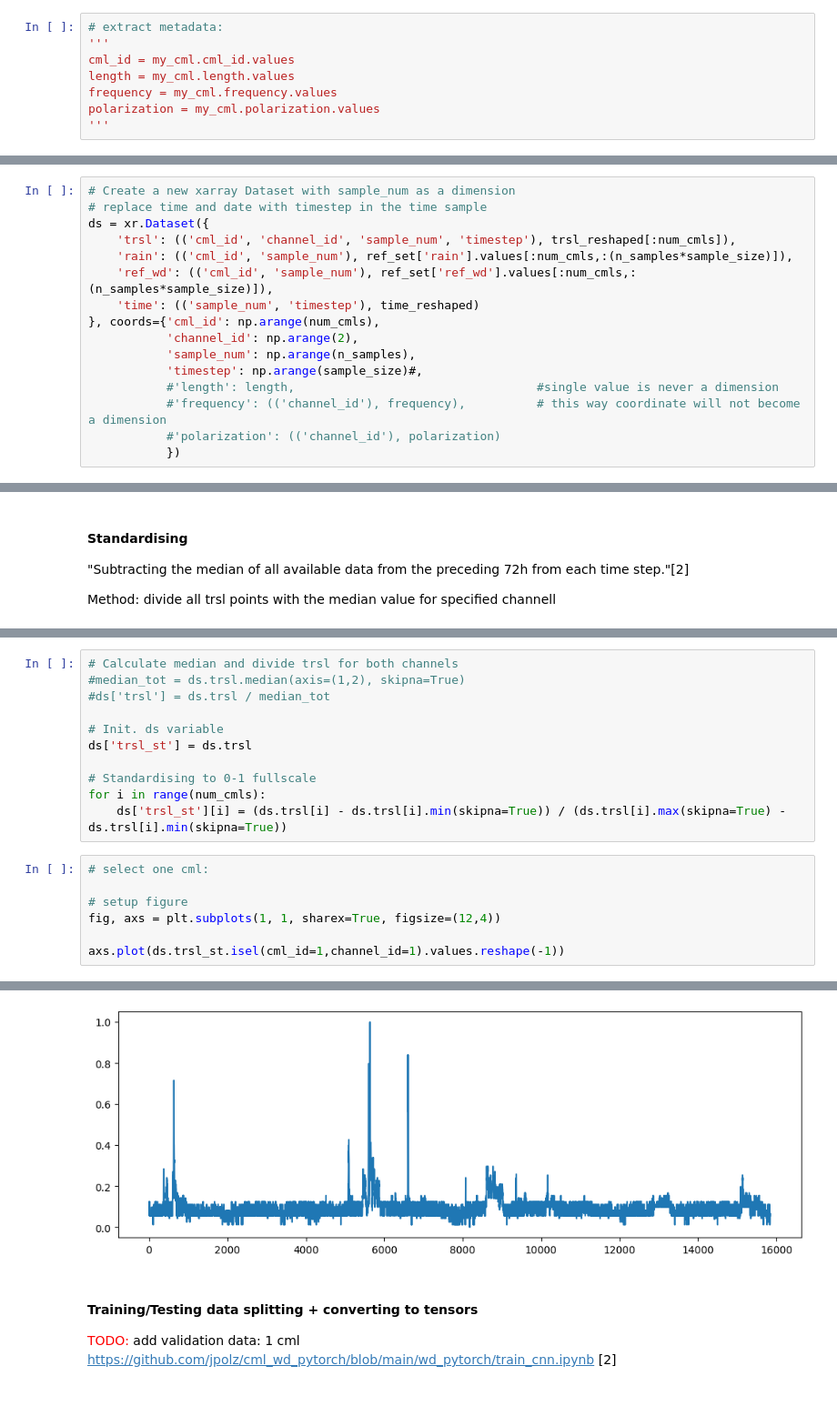
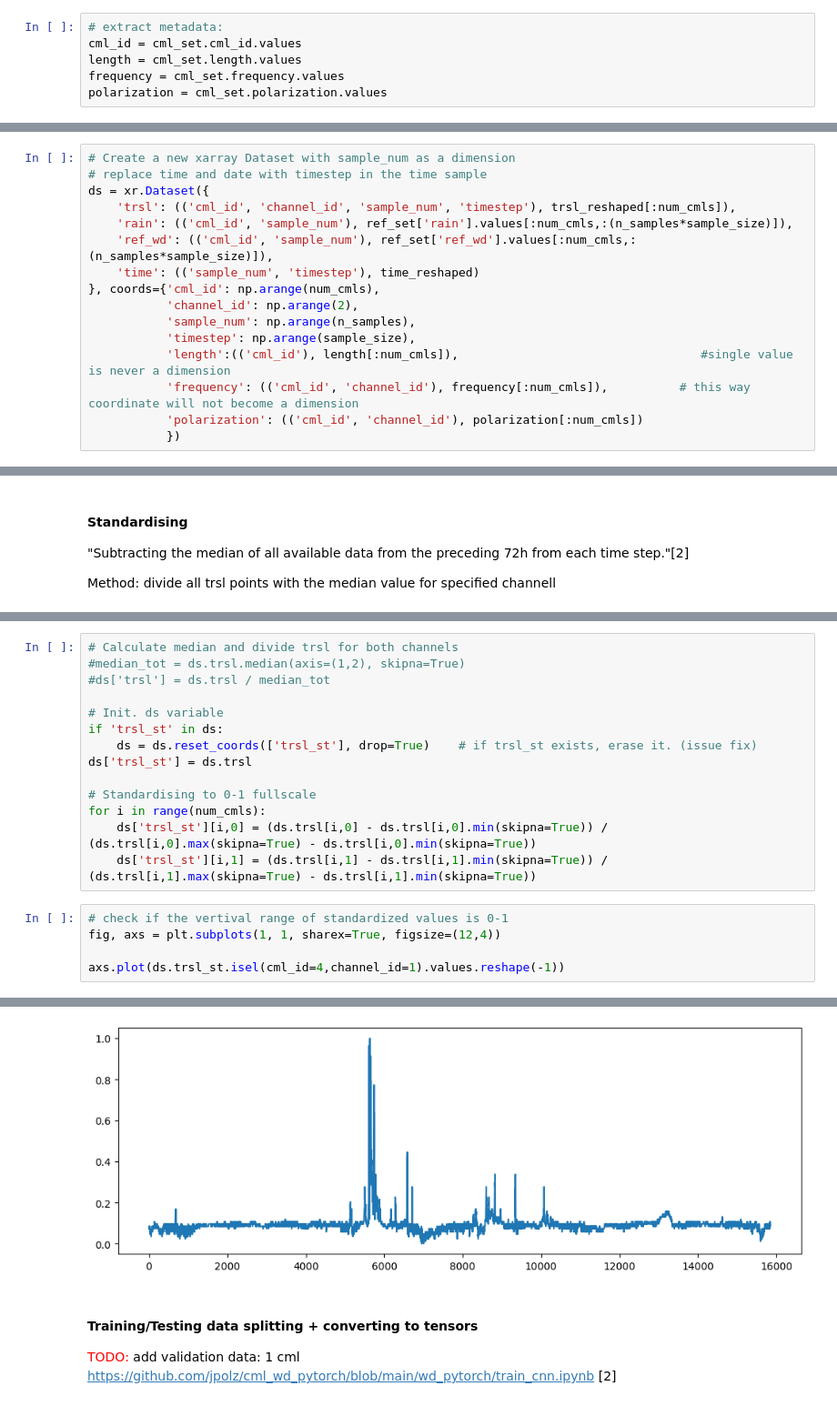
Before and after one commit to xkalet07/cml_wd_telcosense, a Jupyter notebook: 02_train_full_dataset.ipynb, the cells around one changed output, grey strips where cells are left out. Shown at 91% size. Saved outputs shown, nothing was run; the diff lists cells and outputs as text.

```diff
--- a/02_train_full_dataset.ipynb
+++ b/02_train_full_dataset.ipynb
@@ -124,9 +124,7 @@ source: chatGPT
 __TODO: Possible simplification using .reshape or .view and rewriting trsl, ref_wd__
 # %%
 # extract metadata:
-'''
-cml_id = my_cml.cml_id.values
-length = my_cml.length.values
-frequency = my_cml.frequency.values
-polarization = my_cml.polarization.values
-'''
+cml_id = cml_set.cml_id.values
+length = cml_set.length.values
+frequency = cml_set.frequency.values
+polarization = cml_set.polarization.values
@@ -161,8 +157,8 @@ ds = xr.Dataset({
 }, coords={'cml_id': np.arange(num_cmls),
            'channel_id': np.arange(2),
            'sample_num': np.arange(n_samples),
-           'timestep': np.arange(sample_size)#,
-           #'length': length,                                  #single value is never a dimension
-           #'frequency': (('channel_id'), frequency),          # this way coordinate will not become a dimension
-           #'polarization': (('channel_id'), polarization)
+           'timestep': np.arange(sample_size),
+           'length':(('cml_id'), length[:num_cmls]),                                  #single value is never a dimension
+           'frequency': (('cml_id', 'channel_id'), frequency[:num_cmls]),          # this way coordinate will not become a dimension
+           'polarization': (('cml_id', 'channel_id'), polarization[:num_cmls])
            })
@@ -181,21 +193,22 @@ ds = ds.reset_coords(['trsl_st'], drop=True)
 #ds['trsl'] = ds.trsl / median_tot
 
 # Init. ds variable
+if 'trsl_st' in ds:
+    ds = ds.reset_coords(['trsl_st'], drop=True)    # if trsl_st exists, erase it. (issue fix)
 ds['trsl_st'] = ds.trsl
 
 # Standardising to 0-1 fullscale
 for i in range(num_cmls):
-    ds['trsl_st'][i] = (ds.trsl[i] - ds.trsl[i].min(skipna=True)) / (ds.trsl[i].max(skipna=True) - ds.trsl[i].min(skipna=True))
+    ds['trsl_st'][i,0] = (ds.trsl[i,0] - ds.trsl[i,0].min(skipna=True)) / (ds.trsl[i,0].max(skipna=True) - ds.trsl[i,0].min(skipna=True))
+    ds['trsl_st'][i,1] = (ds.trsl[i,1] - ds.trsl[i,1].min(skipna=True)) / (ds.trsl[i,1].max(skipna=True) - ds.trsl[i,1].min(skipna=True))
 # %%
-# select one cml:
-
-# setup figure
+# check if the vertival range of standardized values is 0-1
 fig, axs = plt.subplots(1, 1, sharex=True, figsize=(12,4))
 
-axs.plot(ds.trsl_st.isel(cml_id=1,channel_id=1).values.reshape(-1))
+axs.plot(ds.trsl_st.isel(cml_id=4,channel_id=1).values.reshape(-1))
 # %% [output]
 [<matplotlib.lines.Line2D at 0x...>]
-[figure, old version]
+[figure, new version]
 # %% [markdown]
 #### Training/Testing data splitting + converting to tensors
 <span style="color:red">TODO: </span>add validation data: 1 cml
```
Also changed, not shown: parts of 16 cells of this notebook, 1 other file.
